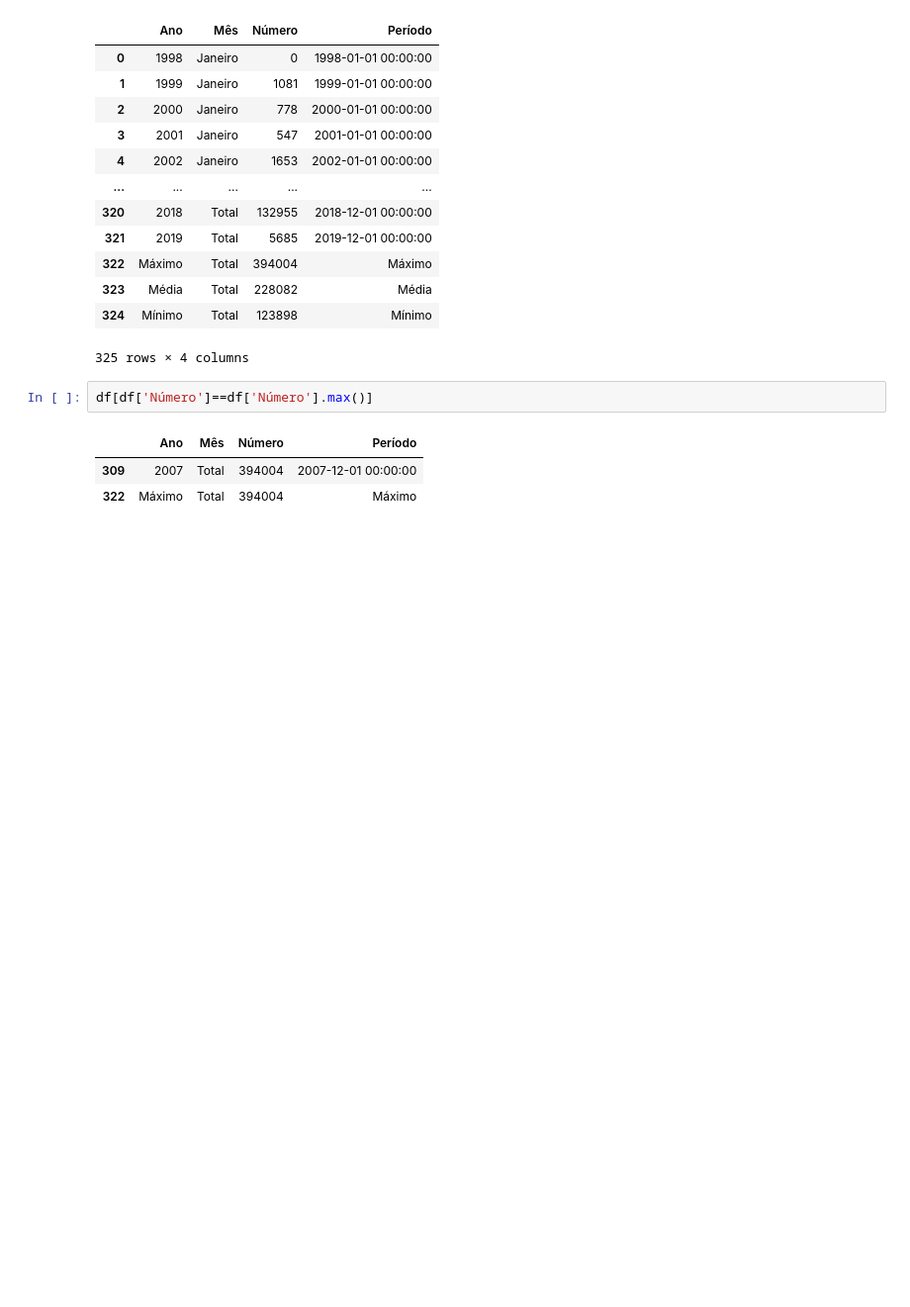
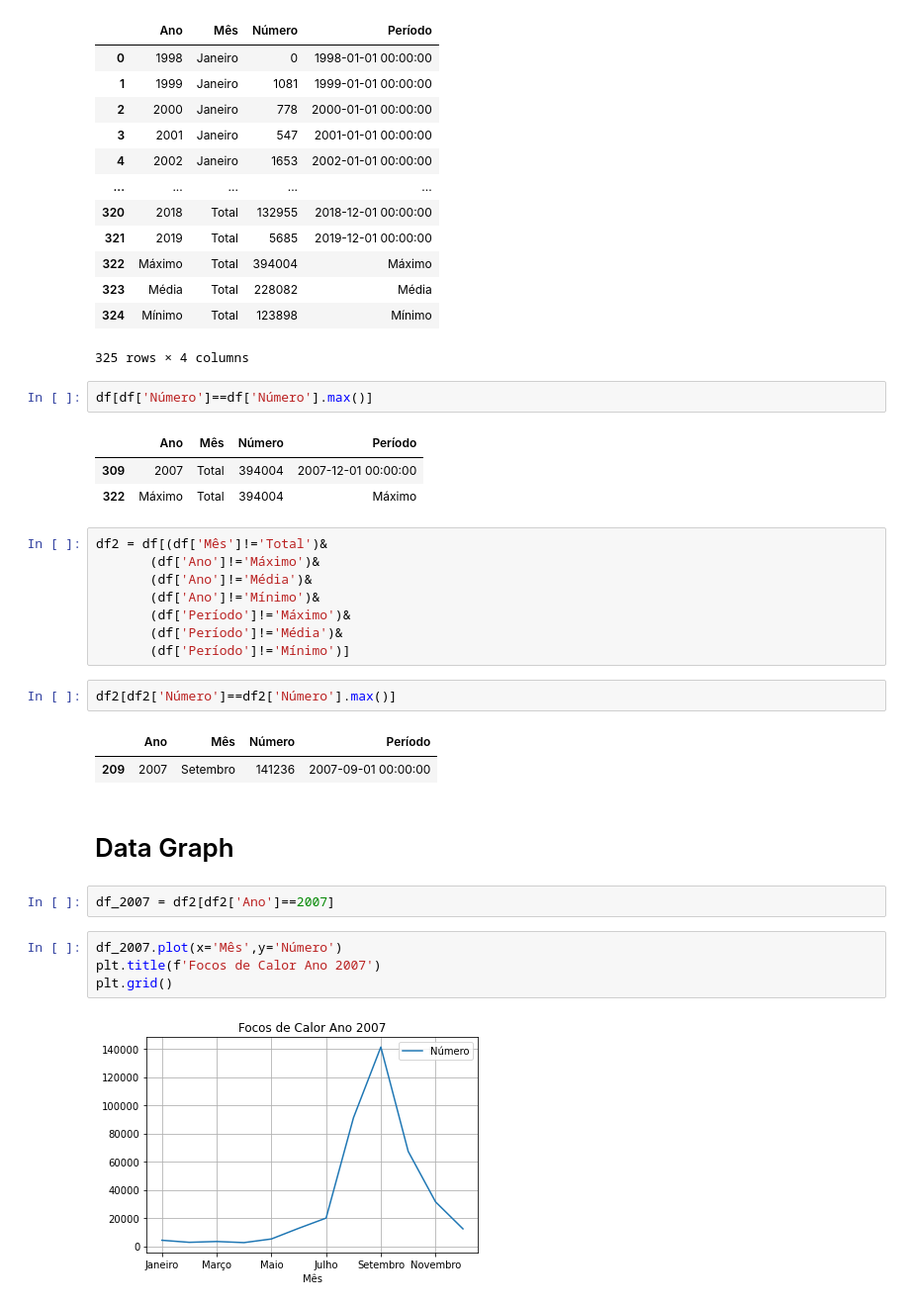
Before and after one commit to geanclm/LabHacker, a Jupyter notebook: SNIF/SNIF_Focos de calor_xlsx.ipynb, the cells around one changed output. Shown: that part at 99% size. Cells and saved outputs as stored; diff of their text form; blank space fills up the shorter version.

```diff
--- a/SNIF/SNIF_Focos de calor_xlsx.ipynb
+++ b/SNIF/SNIF_Focos de calor_xlsx.ipynb
@@ -54,3 +56,26 @@ df[df['Número']==df['Número'].max()]
 |  | Ano | Mês | Número | Período |
 | 309 | 2007 | Total | 394004 | 2007-12-01 00:00:00 |
 | 322 | Máximo | Total | 394004 | Máximo |
+# %%
+df2 = df[(df['Mês']!='Total')&
+       (df['Ano']!='Máximo')&
+       (df['Ano']!='Média')&
+       (df['Ano']!='Mínimo')&
+       (df['Período']!='Máximo')&
+       (df['Período']!='Média')&
+       (df['Período']!='Mínimo')]
+# %%
+df2[df2['Número']==df2['Número'].max()]
+# %% [output]
+|  | Ano | Mês | Número | Período |
+| 209 | 2007 | Setembro | 141236 | 2007-09-01 00:00:00 |
+# %% [markdown]
+# Data Graph
+# %%
+df_2007 = df2[df2['Ano']==2007]
+# %%
+df_2007.plot(x='Mês',y='Número')
+plt.title(f'Focos de Calor Ano 2007')
+plt.grid()
+# %% [output]
+[figure, added]
```
Also changed, not shown: parts of 4 cells of this notebook.
